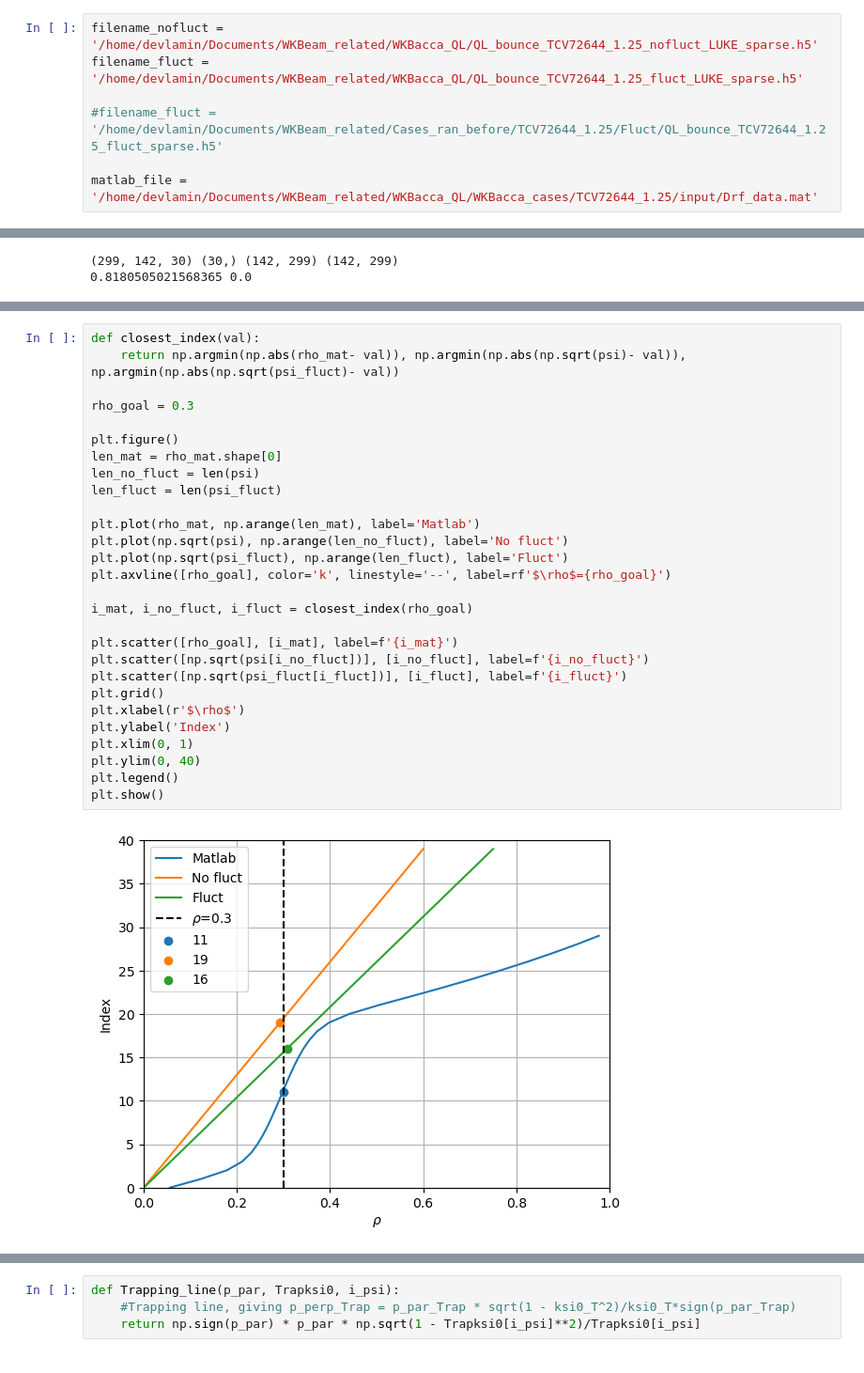
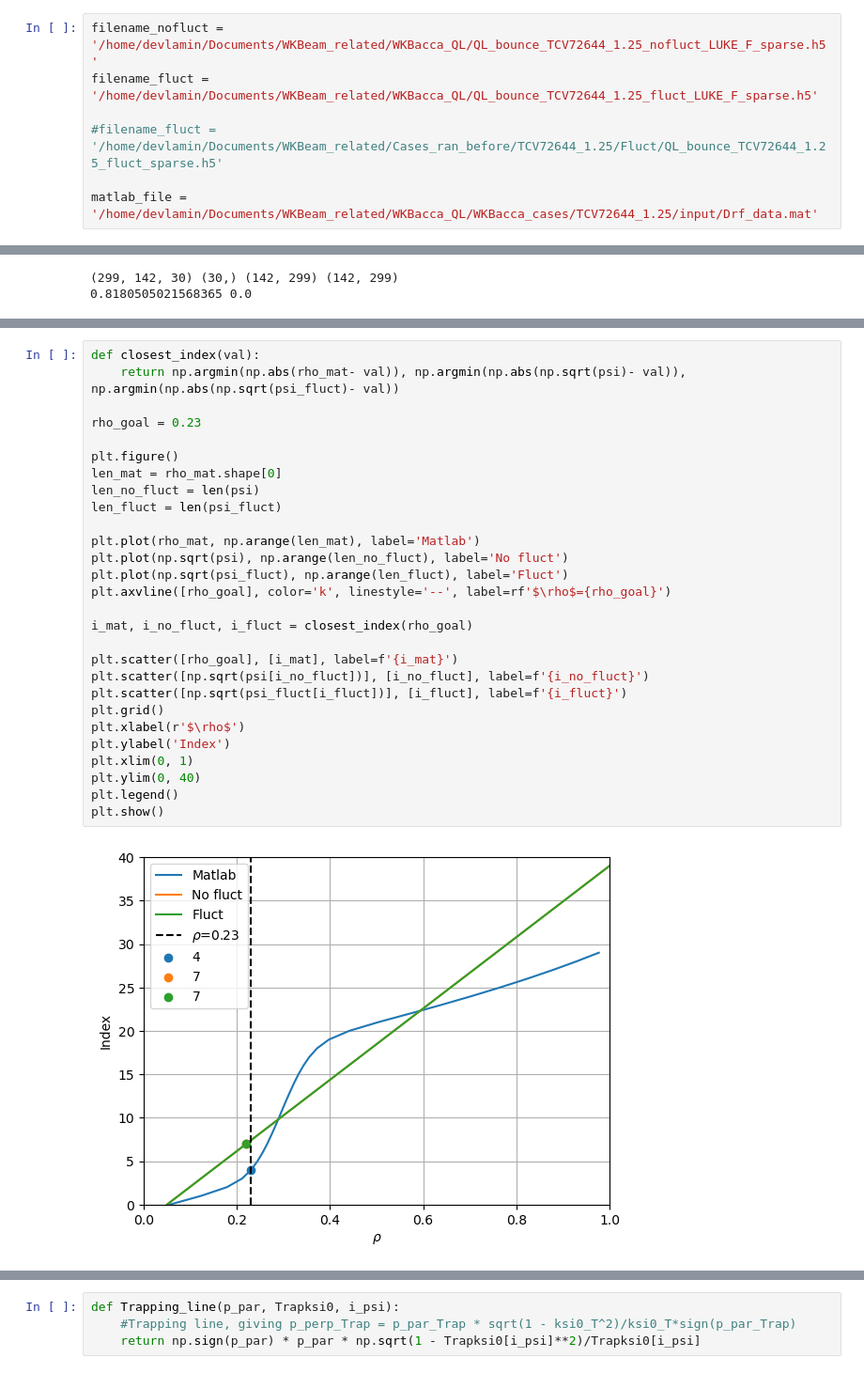
Before and after one commit to EwoutDevlaminck/WKBacca_QL, a Jupyter notebook: Analysis_sparse_test.ipynb, the cells around one changed output, grey strips where cells are left out. Shown: that part at 94% size. Saved outputs shown, nothing was run; the diff lists cells and outputs as text.

```diff
--- a/Analysis_sparse_test.ipynb
+++ b/Analysis_sparse_test.ipynb
@@ -54,8 +54,8 @@ cm_data = [[0.2081, 0.1663, 0.5292], [0.2116238095, 0.1897809524, 0.5776761905],
 parula_map = LinearSegmentedColormap.from_list('parula', cm_data)
 parula_map.set_under(cm_data[0])
 # %%
-filename_nofluct = '/home/devlamin/Documents/WKBeam_related/WKBacca_QL/QL_bounce_TCV72644_1.25_nofluct_LUKE_sparse.h5'
-filename_fluct = '/home/devlamin/Documents/WKBeam_related/WKBacca_QL/QL_bounce_TCV72644_1.25_fluct_LUKE_sparse.h5'
+filename_nofluct = '/home/devlamin/Documents/WKBeam_related/WKBacca_QL/QL_bounce_TCV72644_1.25_nofluct_LUKE_F_sparse.h5'
+filename_fluct = '/home/devlamin/Documents/WKBeam_related/WKBacca_QL/QL_bounce_TCV72644_1.25_fluct_LUKE_F_sparse.h5'
 
 #filename_fluct = '/home/devlamin/Documents/WKBeam_related/Cases_ran_before/TCV72644_1.25/Fluct/QL_bounce_TCV72644_1.25_fluct_sparse.h5'
 
@@ -194,33 +199,33 @@ p_norm:(101,), ksi0:(112,), psi:(40,),  harmonics:(2,)
 # %%
 def closest_index(val):
     return np.argmin(np.abs(rho_mat- val)), np.argmin(np.abs(np.sqrt(psi)- val)), np.argmin(np.abs(np.sqrt(psi_fluct)- val))
 
-rho_goal = 0.3
+rho_goal = 0.23
 
 plt.figure()
 len_mat = rho_mat.shape[0]
 len_no_fluct = len(psi)
 len_fluct = len(psi_fluct)
 
 plt.plot(rho_mat, np.arange(len_mat), label='Matlab')
 plt.plot(np.sqrt(psi), np.arange(len_no_fluct), label='No fluct')
 plt.plot(np.sqrt(psi_fluct), np.arange(len_fluct), label='Fluct')
 plt.axvline([rho_goal], color='k', linestyle='--', label=rf'$\rho$={rho_goal}')
 
 i_mat, i_no_fluct, i_fluct = closest_index(rho_goal)
 
 plt.scatter([rho_goal], [i_mat], label=f'{i_mat}')
 plt.scatter([np.sqrt(psi[i_no_fluct])], [i_no_fluct], label=f'{i_no_fluct}')
 plt.scatter([np.sqrt(psi_fluct[i_fluct])], [i_fluct], label=f'{i_fluct}')
 plt.grid()
 plt.xlabel(r'$\rho$')
 plt.ylabel('Index')
 plt.xlim(0, 1)
 plt.ylim(0, 40)
 plt.legend()
 plt.show()
 # %% [output]
-[figure, old version]
+[figure, new version]
 # %%
 # Create the full 1D array from the sparse data
 QL_bounce_flat = np.zeros(p_norm_w.shape[0]*ksi0_h.shape[0]*psi.shape[0]*harmonics.shape[0])
```
Also changed, not shown: parts of 10 cells of this notebook, 6 other files.
